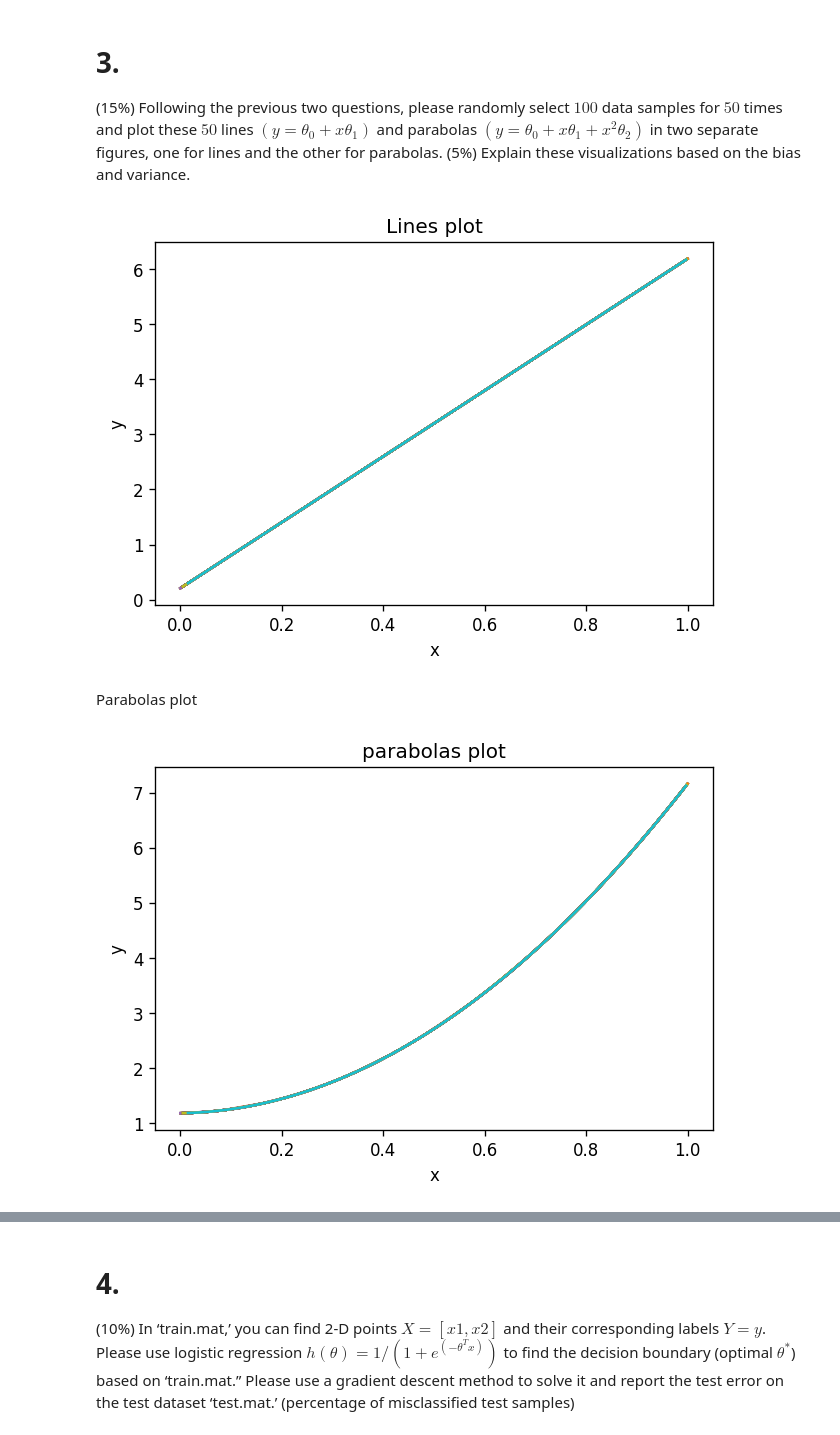
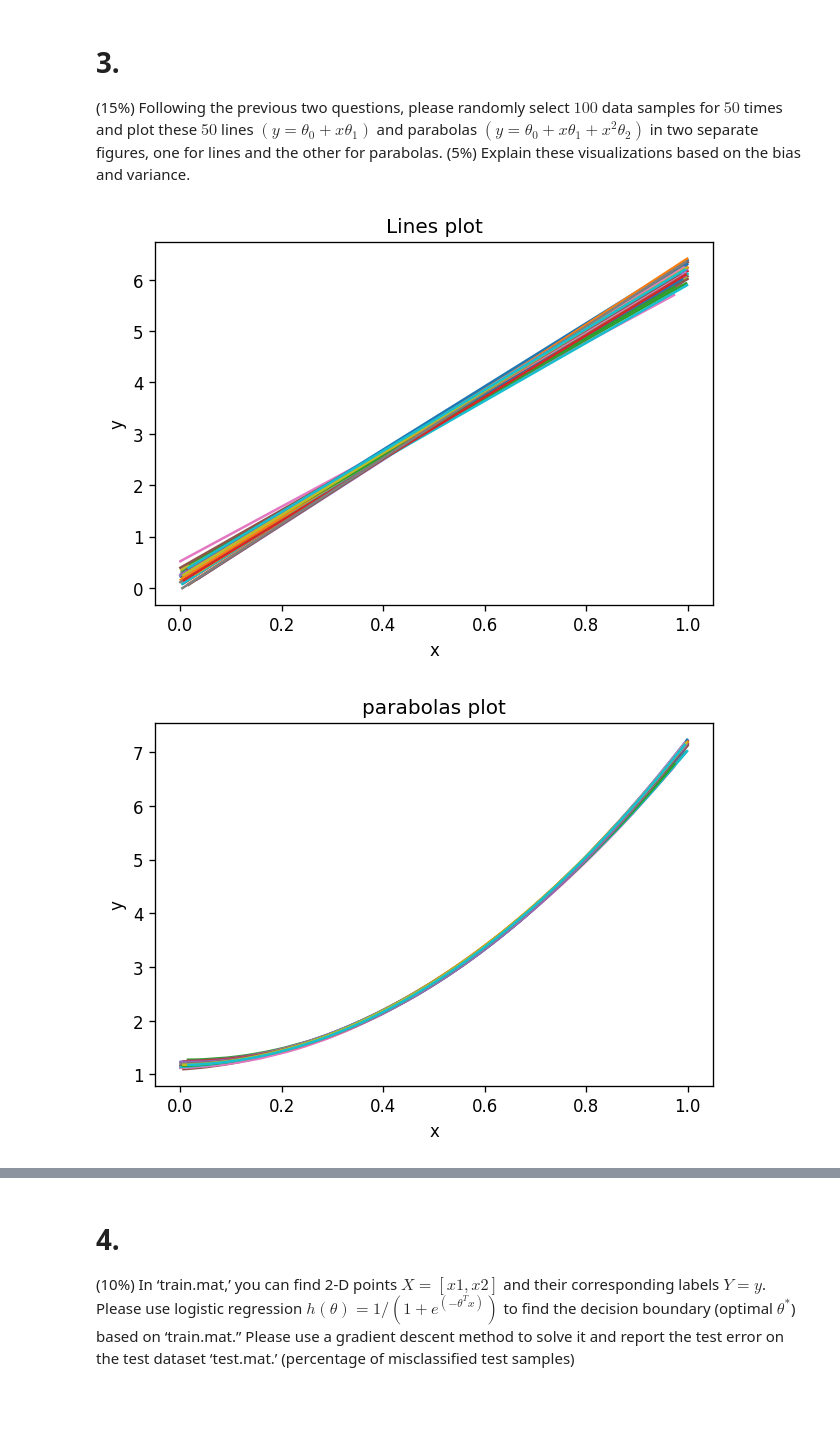
Before and after one commit to mequanent/Deep-Learning, a Jupyter notebook: Maths_for_Deep_Learning.ipynb, the cells around one changed output, grey strips where cells are left out. Saved outputs shown, nothing was run; the diff lists cells and outputs as text; code cells hidden in the pictures; blank space fills up the shorter version.

```diff
--- a/Maths_for_Deep_Learning.ipynb
+++ b/Maths_for_Deep_Learning.ipynb
@@ -48,10 +47,13 @@ Text(0, 0.5, 'y')
 ## b.
 Compute the least square line $y=θ_0+xθ_1$ using the given data and overlay the line over the given data.
 # %%
-ones = np.repeat(1, len(x)) # coefficients for θ0 to have one column in x
-X1 = np.array([ones, x.flatten()]) # insert the ones at the left of x as coefficient of θ0
-θ = np.matmul(np.linalg.pinv(X1.T), (y))
-θ = θ.flatten()
-θ10, θ11 = θ[0], θ[1]
-Y1 = θ10 + θ11 * x
+def linear_regression(x, y):
+  ones = np.repeat(1, len(x)) # coefficients for θ0 to have one column in x
+  X = np.array([ones, x.flatten()]) # insert the ones at the left of x as coefficient of θ0
+  X = X.T # 2x1001 --> 1001x2, size rearrangement
+  θ = np.matmul(np.linalg.pinv(X), (y))
+  θ = θ.flatten()
+  θ0, θ1 = θ[0], θ[1]
+  Y = θ0 + θ1 * x
+  return Y
 # %%
@@ -91,3 +98,0 @@ X2.shape
-# %%
-# Predict the expected values of y
-Y2 = θ20 + θ21 * x + θ22 * (x ** 2)
@@ -125,15 +141,22 @@ lines = [] # to hold list of 50 linear regression predictions
 parabolas = [] # to hold list of 50 quadratic linear regression predictions
 samples = []
 for i in range(50):
-  xs = np.random.choice(x.flatten(), 100) # 100 samples in each iteration
-  xs = np.sort(xs) # change samples from list back to array and sort
-  Ys1 = θ10 + θ11 * xs # compute the linear regression for the current samples
-  Ys2 = θ20 + (θ21 * xs) + (θ22 * (xs ** 2)) # quadratic linear regression for the same sample
-  lines.append([xs, Ys1])
-  parabolas.append([xs, Ys2])
+  samp = np.random.randint(1001, size=100)
+  samp = np.sort(samp)
+  xs = x.flatten()[samp]
+  ys = y.flatten()[samp]
+  Y1 = linear_regression(xs, ys)
+  Y2 = quadratic_linear_regression(xs, ys)
+  lines.append([xs, Y1])
+  parabolas.append([xs, Y2])
   samples.append(xs)
 # %%
+# a plot method for lines and parabolas
 def plot(func, title):
+  """
+  func is to represent either the lines or the parabolas.
+  The first two dimensions/principal components are shown in this plot.
+  """
   plt.figure(num=0, dpi=120)
   for i in range(len(func)):
     plt.plot(func[i][0], func[i][1], label = f"line {i}")
@@ -141,14 +164,10 @@ def plot(func, title):
   plt.xlabel("x")
   plt.ylabel("y")
   plt.title(title)
-  plt.show
+  plt.show()
 # %%
-plot(lines, title = "Lines plot")
+plot(lines, "Lines plot")
+plot(parabolas, "parabolas plot")
 # %% [output]
-[figure, old version]
+[figure, new version]
+[figure, added]
-# %% [markdown]
-Parabolas plot
-# %%
-plot(parabolas, "parabolas plot")
-# %% [output]
-[figure, removed]
```
Also changed, not shown: parts of 28 cells of this notebook.
